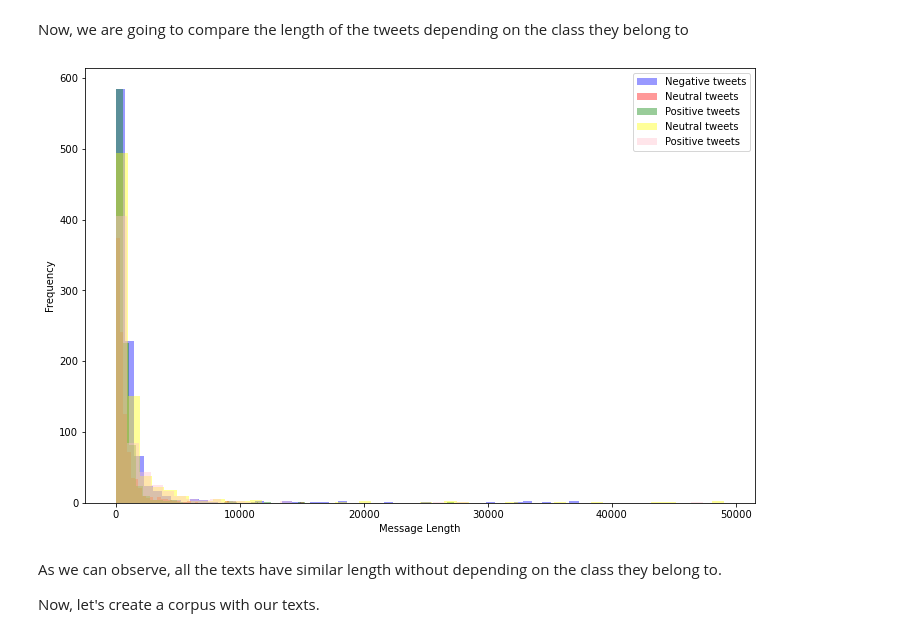
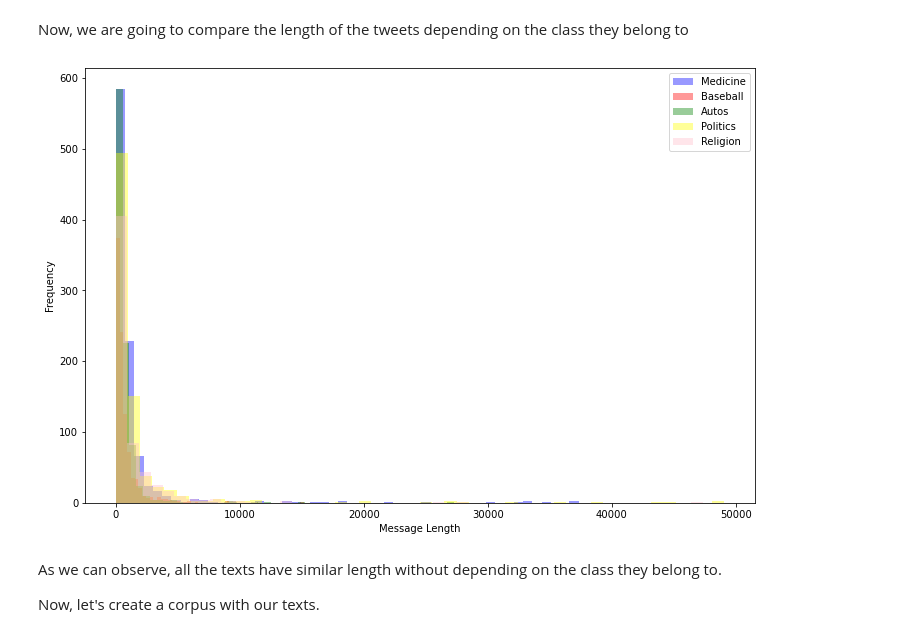
Before and after one commit to jpozo6/ProfileBasedRetrieval, a Jupyter notebook: EDA.ipynb, the cells around one changed output. Drawn from its saved outputs; the diff is of its cells as text; code cells hidden in the pictures.

```diff
--- a/EDA.ipynb
+++ b/EDA.ipynb
@@ -123,17 +123,17 @@ Now, we are going to compare the length of the tweets depending on the class the
 # %%
 plt.figure(figsize=(12, 8))
 
-data[data['title']=='sci.med'].message_len.plot(bins=50, kind='hist', color='blue', label='Negative tweets', alpha=0.4)
-data[data['title']=='rec.sport.baseball'].message_len.plot(bins=50,kind='hist', color='red', label='Neutral tweets', alpha=0.4)
-data[data['title']=='rec.autos'].message_len.plot(bins=50,kind='hist', color='green', label='Positive tweets', alpha=0.4)
-data[data['title']=='talk.politics.misc'].message_len.plot(bins=50,kind='hist', color='yellow', label='Neutral tweets', alpha=0.4)
-data[data['title']=='talk.religion.misc'].message_len.plot(bins=50,kind='hist', color='pink', label='Positive tweets', alpha=0.4)
+data[data['title']=='sci.med'].message_len.plot(bins=50, kind='hist', color='blue', label='Medicine', alpha=0.4)
+data[data['title']=='rec.sport.baseball'].message_len.plot(bins=50,kind='hist', color='red', label='Baseball', alpha=0.4)
+data[data['title']=='rec.autos'].message_len.plot(bins=50,kind='hist', color='green', label='Autos', alpha=0.4)
+data[data['title']=='talk.politics.misc'].message_len.plot(bins=50,kind='hist', color='yellow', label='Politics', alpha=0.4)
+data[data['title']=='talk.religion.misc'].message_len.plot(bins=50,kind='hist', color='pink', label='Religion', alpha=0.4)
 plt.legend()
 plt.xlabel("Message Length")
 plt.savefig('length.png')
 plt.show()
 # %% [output]
-[figure, old version]
+[figure, new version]
 # %% [markdown]
 
 
```
Also changed, not shown: parts of 4 cells of this notebook.
